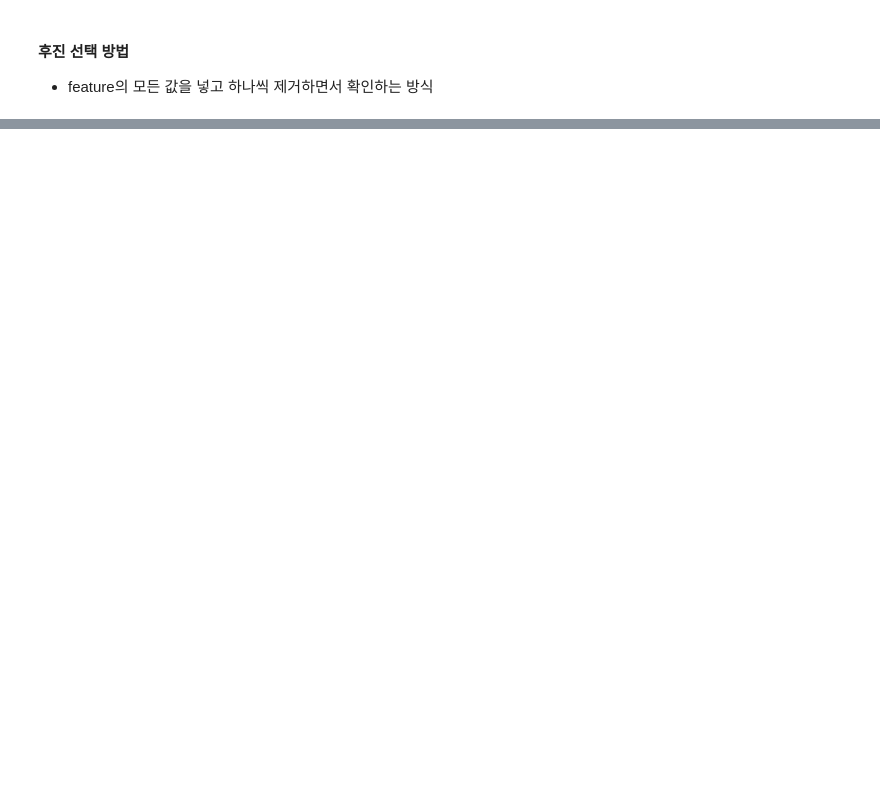
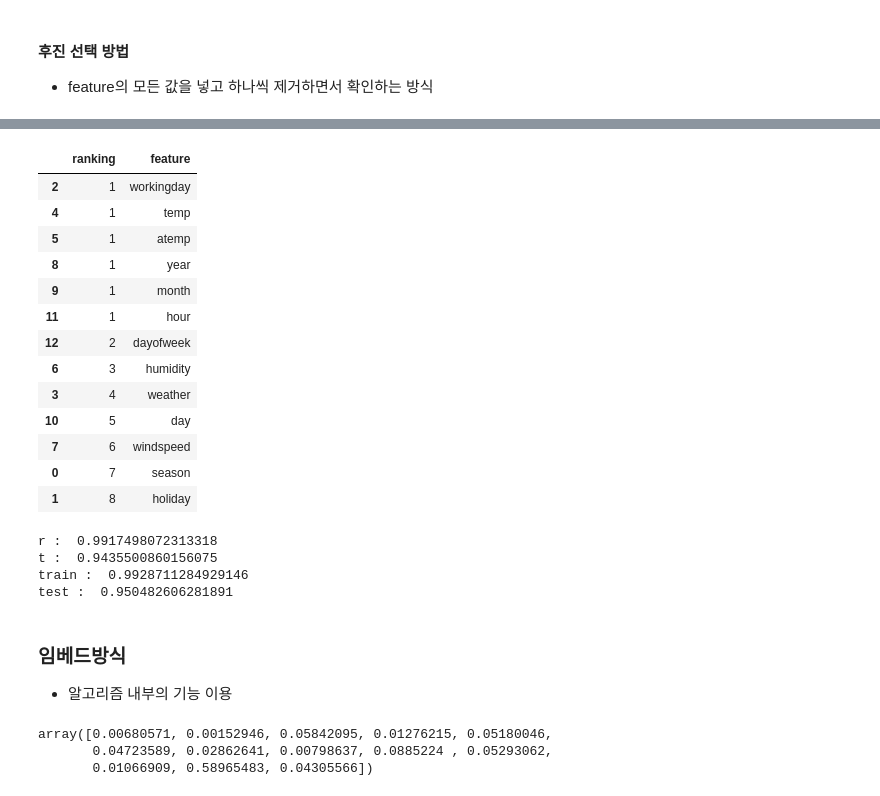
Before and after one commit to hayuen/ML, a Jupyter notebook: 1.ML/6.회귀 및 평가지표/4.feature selection(변수 선택법).ipynb, the cells around one changed output, grey strips where cells are left out. Cells and saved outputs as stored; diff of their text form; code cells hidden in the pictures; blank space fills up the shorter version.

```diff
--- a/1.ML/6.회귀 및 평가지표/4.feature selection(변수 선택법).ipynb
+++ b/1.ML/6.회귀 및 평가지표/4.feature selection(변수 선택법).ipynb
@@ -238,0 +243,62 @@ result_df
+# %%
+from sklearn.feature_selection import RFE
+
+features = [ 'season', 'holiday', 'workingday',
+            'weather', 'temp', 'atemp', 'humidity', 'windspeed',
+            'year', 'month', 'day', 'hour', 'dayofweek']
+X_train, X_test, y_train, y_test = \
+        train_test_split(df[features], y, test_size=0.3,
+                                    random_state=156)
+model = RandomForestRegressor()
+
+rfe = RFE(estimator=model)
+rfe.fit(X_train, y_train)
+
+rfe_df = pd.DataFrame()
+
+rfe_df['ranking'] = rfe.ranking_
+rfe_df['feature'] = X_train.columns
+rfe_df.sort_values('ranking')
+# %% [output]
+|  | ranking | feature |
+| 2 | 1 | workingday |
+| 4 | 1 | temp |
+| 5 | 1 | atemp |
+| 8 | 1 | year |
+| 9 | 1 | month |
+| 11 | 1 | hour |
+| 12 | 2 | dayofweek |
+| 6 | 3 | humidity |
+| 3 | 4 | weather |
+| 10 | 5 | day |
+| 7 | 6 | windspeed |
+| 0 | 7 | season |
+| 1 | 8 | holiday |
+# %%
+f = ['workingday', 'temp', 'atemp', 'year',
+    'month', 'hour', 'dayofweek','humidity']
+X_r, X_t, y_r, y_t = \
+        train_test_split(df[f], y, test_size=0.3,
+                       random_state=156 )
+r = RandomForestRegressor()
+r.fit(X_r, y_r)
+print('r : ',r.score(X_r, y_r))
+print('t : ',r.score(X_t, y_t))
+
+model.fit(X_train, y_train)
+print('train : ',model.score(X_train, y_train))
+print('test : ',model.score(X_test, y_test))
+# %% [output]
+r :  0.9917498072313318
+t :  0.9435500860156075
+train :  0.9928711284929146
+test :  0.950482606281891
+# %% [markdown]
+### 임베드방식
+* 알고리즘 내부의 기능 이용
+# %%
+model.feature_importances_
+# %% [output]
+array([0.00680571, 0.00152946, 0.05842095, 0.01276215, 0.05180046,
+       0.04723589, 0.02862641, 0.00798637, 0.0885224 , 0.05293062,
+       0.01066909, 0.58965483, 0.04305566])
```
Also changed, not shown: parts of 7 cells of this notebook, 9 other files.
